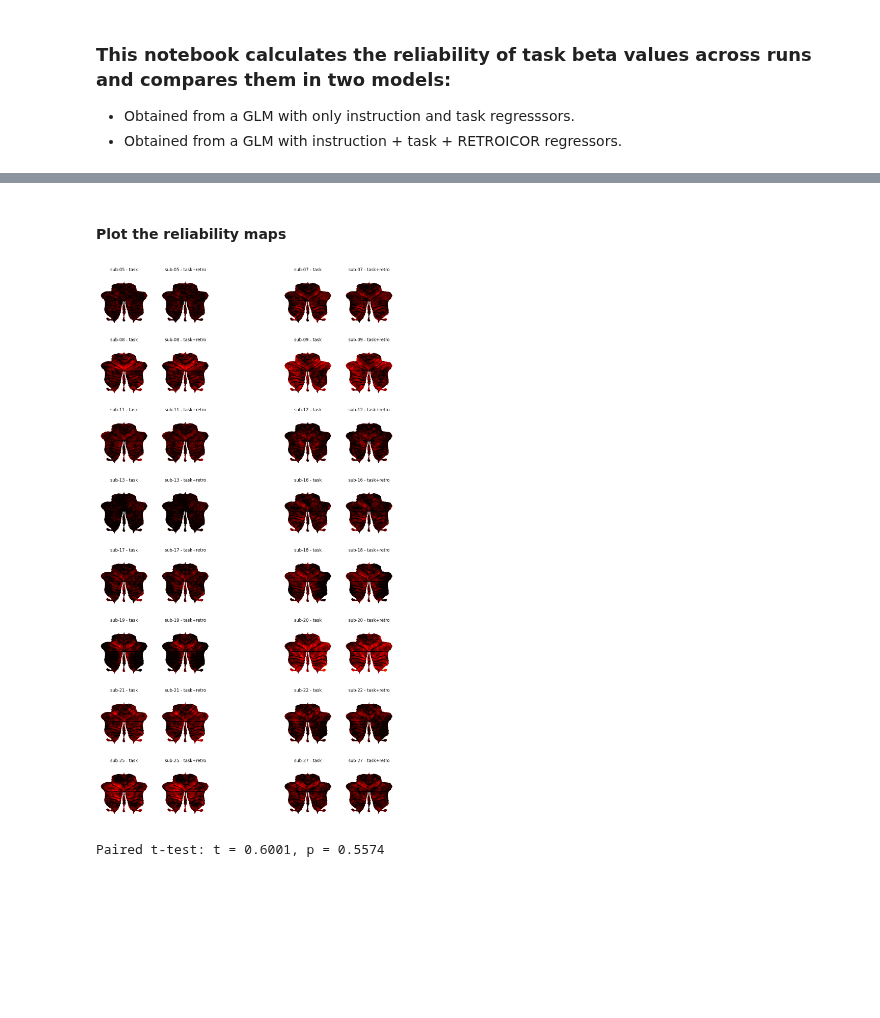
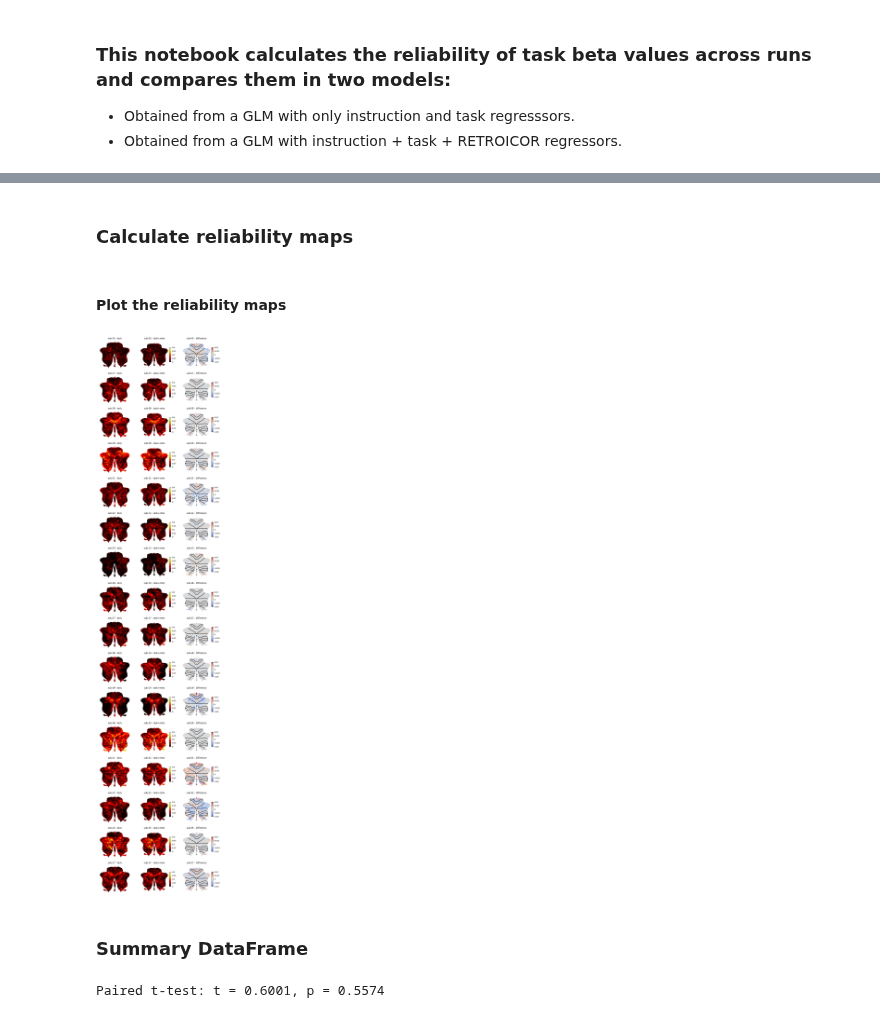
Before and after one commit to DiedrichsenLab/cortico_cereb_connectivity, a Jupyter notebook: notebooks/8. Physio/task_betas_reliability.ipynb, the cells around one changed output, grey strips where cells are left out. Saved outputs shown, nothing was run; the diff lists cells and outputs as text; code cells hidden in the pictures; blank space fills up the shorter version.

```diff
--- a/notebooks/8. Physio/task_betas_reliability.ipynb
+++ b/notebooks/8. Physio/task_betas_reliability.ipynb
@@ -88,6 +90,8 @@ def voxelwise_reliability_loo(run_betas):
     reliab[valid_vox] /= n_runs
     reliab[~valid_vox] = np.nan
     return reliab
+# %% [markdown]
+### Calculate reliability maps
 # %%
 for subj in subjects:
     print(f"\nProcessing subject {subj}")
@@ -128,28 +132,32 @@ for subj in subjects:
 # %% [markdown]
 #### Plot the reliability maps
 # %%
-fig, axes = plt.subplots(len(subjects)//2, 5, figsize=(5*3, 3.5 * len(subjects)/2))
-axes = axes.reshape(len(subjects)//2, 5)
+fig, axes = plt.subplots(len(subjects), 3, figsize=(4*3, 3.5 * len(subjects)))
+axes = axes.reshape(len(subjects), 3)
 for s, sub in enumerate(subjects):
     for m, model in enumerate(models):
         file_path = os.path.join(out_dir, 'SUIT', f"w{sub}_{model}_reliability.nii")
         nifti_img = nib.load(file_path)
 
         # project to SUIT flatmap
         cereb_surf = suit.vol_to_surf(nifti_img, space='MNISymC')
-        col_offset = 0 if s%2==0 else 1
-        if s%2 == 0:
-            plt.subplot(len(subjects)//2, 5, s//2*5 + m + 1)
+        plt.subplot(len(subjects), 3, s*3 + m + 1)
+
+        if m == 0:
+            suit.flatmap.plot(cereb_surf, cmap='hot', new_figure=False, cscale=[0, 0.6])
+            last_surf = cereb_surf
+            axes[s, m].set_title(f"{sub} - task")
         else:
-            plt.subplot(len(subjects)//2, 5, s//2*5 + m + 4)
-        suit.flatmap.plot(cereb_surf, cmap='hot', new_figure=False, cscale=[0, 1])
-        if m == 0:
-            axes[s//2, (s%2)*3].set_title(f"{sub} - task")
-        else:
-            axes[s//2, (s%2)*3 + 1].set_title(f"{sub} - task+retro")
-    axes[s//2, 2].axis('off')
+            suit.flatmap.plot(cereb_surf, cmap='hot', new_figure=False, cscale=[0, 0.6], colorbar=True)
+            axes[s, m].set_title(f"{sub} - task+retro")
+
+    plt.subplot(len(subjects), 3, s*3 + 3)
+    suit.flatmap.plot(cereb_surf-last_surf, cmap='coolwarm', new_figure=False, cscale=[-0.05, 0.05], colorbar=True)
+    axes[s, 2].set_title(f"{sub} - difference")
 # %% [output]
-[figure, old version]
+[figure, new version]
+# %% [markdown]
+### Summary DataFrame
 # %%
 rel_df = pd.DataFrame(columns=['subject', 'mean_rel_task', 'mean_rel_task_retro', 'corr'])
 
```
Also changed, not shown: parts of 1 cell of this notebook.
